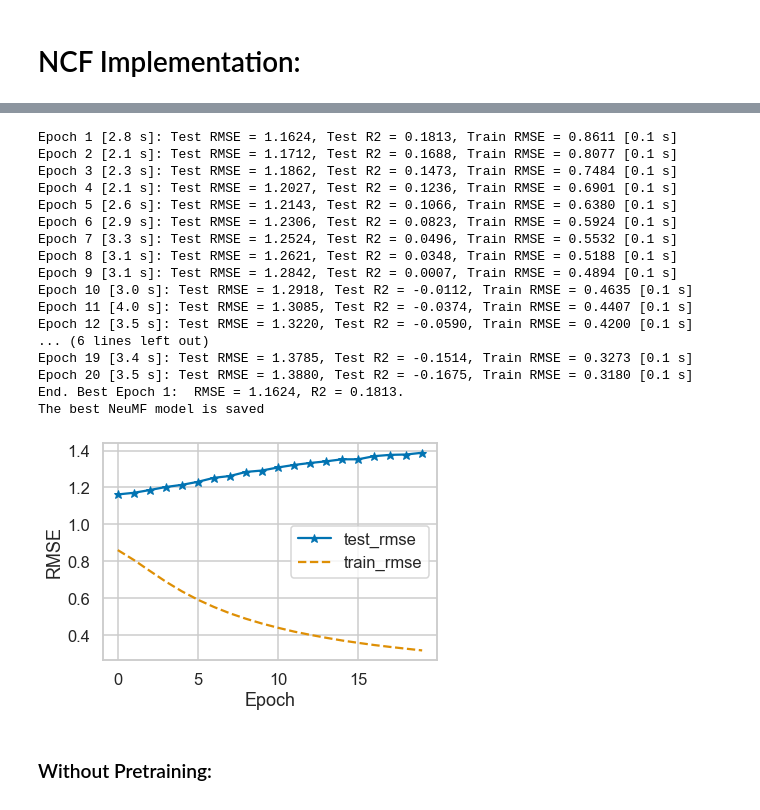
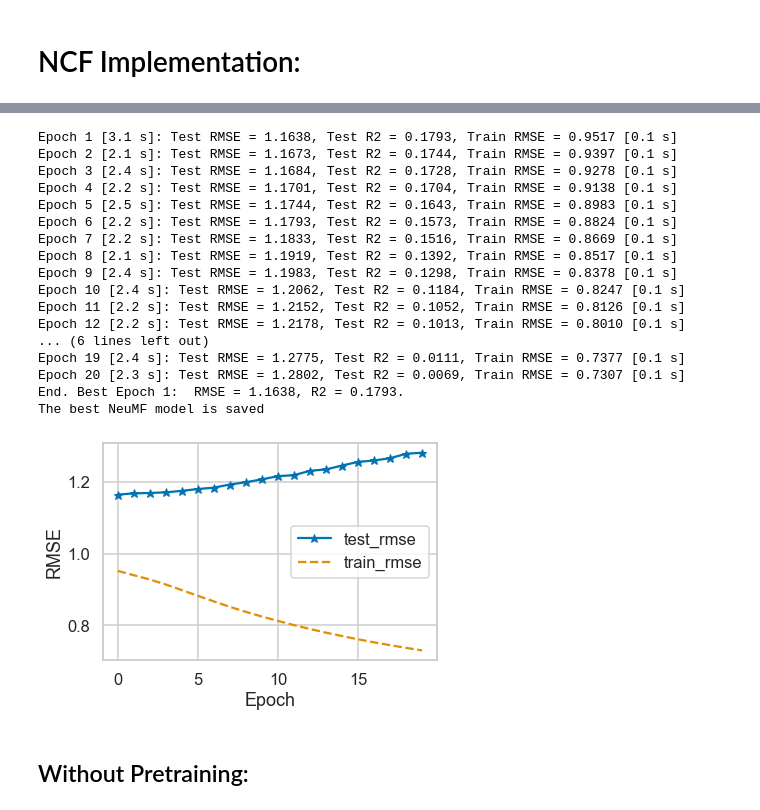
Before and after one commit to akhilesh-somani/Restaurant_Recommendation_System, a Jupyter notebook: Our_Approach.ipynb, the cells around one changed output, grey strips where cells are left out. Saved outputs shown, nothing was run; the diff lists cells and outputs as text; code cells hidden in the pictures.

```diff
--- a/Our_Approach.ipynb
+++ b/Our_Approach.ipynb
@@ -499,14 +574,14 @@ train_loss = []
 test_rmse, test_r2 = [], []
 best_mse = float('inf')
 
+# Generate training instances
+user_input, item_input, user_feature_input, item_feature_input, ratings = get_train_instances(X_train, y_train)
+
 for epoch in range(num_epochs):
     t1 = time()
 
-    # Generate training instances
-    user_input, item_input, user_feature_input, ratings = get_train_instances(X_train, y_train)
-
     # Training
-    history = model.fit([user_input, item_input, user_feature_input], # input
+    history = model.fit([user_input, item_input, user_feature_input, item_feature_input], # input
                          np.array(ratings), # labels
                          batch_size = batch_size, epochs = 1, verbose = 0)
 
@@ -568,41 +643,42 @@ def get_ncf_model(num_users, num_items, layers=[10], reg_layers=[0], reg_mf=0):
     # Input variables
     user_input = Input(shape=(1,), dtype='float32', name = 'user_input')
     item_input = Input(shape=(1,), dtype='float32', name = 'item_input')
-    user_feature_input = Input(shape = (num_of_user_features, ), dtype='float32', name = 'user_feature_input')
+    user_feature_input = Input(shape = (num_of_features, ), dtype='float32', name = 'user_feature_input')
+    item_feature_input = Input(shape = (num_of_features, ), dtype='float32', name = 'item_feature_input')
 
     # Embedding layer GMF
-    MF_Embedding_User_ID = Embedding(input_dim = num_users, output_dim = num_of_user_features, name = 'mf_embedding_user',
+    MF_Embedding_User_ID = Embedding(input_dim = num_users, output_dim = num_of_features, name = 'mf_embedding_user',
                                   embeddings_initializer = 'random_normal', embeddings_regularizer = l2(reg_mf),
                                   input_length=1)
-    MF_Embedding_Item = Embedding(input_dim = num_items, output_dim = num_of_user_features, name = 'mf_embedding_item',
+    MF_Embedding_Item_ID = Embedding(input_dim = num_items, output_dim = num_of_features, name = 'mf_embedding_item',
                                   embeddings_initializer = 'random_normal', embeddings_regularizer = l2(reg_mf),
                                   input_length=1)
 
     # Embedding layer MLP
-    MLP_Embedding_User_ID = Embedding(input_dim = num_users, output_dim = num_of_user_features, name = "mlp_embedding_user",
+    MLP_Embedding_User_ID = Embedding(input_dim = num_users, output_dim = num_of_features, name = "mlp_embedding_user",
                                    embeddings_initializer = 'random_normal', embeddings_regularizer = l2(reg_layers[0]),
                                    input_length=1)
-    MLP_Embedding_Item = Embedding(input_dim = num_items, output_dim = num_of_user_features, name = 'mlp_embedding_item',
+    MLP_Embedding_Item_ID = Embedding(input_dim = num_items, output_dim = num_of_features, name = 'mlp_embedding_item',
                                    embeddings_initializer = 'random_normal', embeddings_regularizer = l2(reg_layers[0]),
                                    input_length=1)
 
-    #output = MLP_Embedding_User(user_input)
-
     # MF part
     mf_user_latent = Flatten()(MF_Embedding_User_ID(user_input))
-    mf_item_latent = Flatten()(MF_Embedding_Item(item_input))
+    mf_item_latent = Flatten()(MF_Embedding_Item_ID(item_input))
 
-    mf_user_feature_latent = Multiply()([mf_user_latent, user_feature_input]) # Element-wise product
+    mf_user_feature_latent = Multiply()([mf_user_latent, user_feature_input]) # Element-wise product - user
+    mf_item_feature_latent = Multiply()([mf_item_latent, item_feature_input]) # Element-wise product - item
 
-    mf_vector = Multiply()([mf_user_feature_latent, mf_item_latent]) # Element-wise product of user and item embeddings
+    mf_vector = Multiply()([mf_user_feature_latent, mf_item_feature_latent]) # Element-wise product of user and item
 
     # MLP part
     mlp_user_latent = Flatten()(MLP_Embedding_User_ID(user_input))
-    mlp_item_latent = Flatten()(MLP_Embedding_Item(item_input))
+    mlp_item_latent = Flatten()(MLP_Embedding_Item_ID(item_input))
 
-    mlp_user_feature_latent = Multiply()([mlp_user_latent, user_feature_input]) # Element-wise product
+    mlp_user_feature_latent = Multiply()([mlp_user_latent, user_feature_input]) # Element-wise product - user
+    mlp_item_feature_latent = Multiply()([mlp_item_latent, item_feature_input]) # Element-wise product - item
 
-    mlp_vector = Concatenate()([mlp_user_feature_latent, mlp_item_latent]) # The 0-th layer is the concatenation of embedding layers
+    mlp_vector = Concatenate()([mlp_user_feature_latent, mlp_item_feature_latent]) # concatenation of embedding layers
 
     for idx in range(1, num_layer):
         layer = Dense(layers[idx], kernel_regularizer= l2(reg_layers[idx]), activation='relu', name="layer%d" %idx)
@@ -614,7 +690,7 @@ def get_ncf_model(num_users, num_items, layers=[10], reg_layers=[0], reg_mf=0):
     # Final prediction layer
     prediction = Dense(1, activation = 'sigmoid', kernel_initializer='lecun_uniform', name = "prediction")(predict_vector)
 
-    model = Model(inputs = [user_input, item_input, user_feature_input], outputs = prediction)
+    model = Model(inputs = [user_input, item_input, user_feature_input, item_feature_input], outputs = prediction)
 
     return model
 
@@ -687,14 +762,14 @@ train_loss, val_loss = [], []
 test_rmse, test_r2 = [], []
 best_mse = float('inf')
 
+# Generate training instances
+user_input, item_input, user_feature_input, item_feature_input, ratings = get_train_instances(X_train, y_train)
+
 for epoch in range(num_epochs):
     t1 = time()
 
-    # Generate training instances
-    user_input, item_input, user_feature_input, ratings = get_train_instances(X_train, y_train)
-
     # Training
-    history = model.fit([user_input, item_input, user_feature_input], # input
+    history = model.fit([user_input, item_input, user_feature_input, item_feature_input], # input
                          ratings, # labels
                          batch_size = batch_size, epochs = 1, verbose = 0)
 
@@ -703,51 +778,51 @@ for epoch in range(num_epochs):
     t2 = time()
 
     # Evaluation
     (mse, r2) = evaluate_model(model, X_test, y_test)
 
     test_rmse.append(np.sqrt(mse))
     test_r2.append(r2)
 
     print('Epoch %d [%.1f s]: Test RMSE = %.4f, Test R2 = %.4f, Train RMSE = %.4f [%.1f s]'
           % (epoch + 1,  t2 - t1, test_rmse[-1], test_r2[-1], train_loss[-1], time() - t2))
 
     if mse < best_mse:
         best_mse, best_r2, best_iter = mse, r2, epoch
         if out > 0:
             model.save_weights(model_out_file_ncf, overwrite=True)
 
 print("End. Best Epoch %d:  RMSE = %.4f, R2 = %.4f. " %(best_iter + 1, np.sqrt(best_mse), best_r2))
 if out > 0:
     print("The best NeuMF model is saved")
 
 
 plt.plot(test_rmse, '*-', label = 'test_rmse')
 plt.plot(train_loss, '--', label = 'train_rmse')
 plt.legend()
 plt.xlabel('Epoch')
 plt.ylabel('RMSE')
 plt.show()
 # %% [output]
-Epoch 1 [2.8 s]: Test RMSE = 1.1624, Test R2 = 0.1813, Train RMSE = 0.8611 [0.1 s]
-Epoch 2 [2.1 s]: Test RMSE = 1.1712, Test R2 = 0.1688, Train RMSE = 0.8077 [0.1 s]
-Epoch 3 [2.3 s]: Test RMSE = 1.1862, Test R2 = 0.1473, Train RMSE = 0.7484 [0.1 s]
-Epoch 4 [2.1 s]: Test RMSE = 1.2027, Test R2 = 0.1236, Train RMSE = 0.6901 [0.1 s]
-Epoch 5 [2.6 s]: Test RMSE = 1.2143, Test R2 = 0.1066, Train RMSE = 0.6380 [0.1 s]
-Epoch 6 [2.9 s]: Test RMSE = 1.2306, Test R2 = 0.0823, Train RMSE = 0.5924 [0.1 s]
-Epoch 7 [3.3 s]: Test RMSE = 1.2524, Test R2 = 0.0496, Train RMSE = 0.5532 [0.1 s]
-Epoch 8 [3.1 s]: Test RMSE = 1.2621, Test R2 = 0.0348, Train RMSE = 0.5188 [0.1 s]
-Epoch 9 [3.1 s]: Test RMSE = 1.2842, Test R2 = 0.0007, Train RMSE = 0.4894 [0.1 s]
-Epoch 10 [3.0 s]: Test RMSE = 1.2918, Test R2 = -0.0112, Train RMSE = 0.4635 [0.1 s]
-Epoch 11 [4.0 s]: Test RMSE = 1.3085, Test R2 = -0.0374, Train RMSE = 0.4407 [0.1 s]
-Epoch 12 [3.5 s]: Test RMSE = 1.3220, Test R2 = -0.0590, Train RMSE = 0.4200 [0.1 s]
+Epoch 1 [3.1 s]: Test RMSE = 1.1638, Test R2 = 0.1793, Train RMSE = 0.9517 [0.1 s]
+Epoch 2 [2.1 s]: Test RMSE = 1.1673, Test R2 = 0.1744, Train RMSE = 0.9397 [0.1 s]
+Epoch 3 [2.4 s]: Test RMSE = 1.1684, Test R2 = 0.1728, Train RMSE = 0.9278 [0.1 s]
+Epoch 4 [2.2 s]: Test RMSE = 1.1701, Test R2 = 0.1704, Train RMSE = 0.9138 [0.1 s]
+Epoch 5 [2.5 s]: Test RMSE = 1.1744, Test R2 = 0.1643, Train RMSE = 0.8983 [0.1 s]
+Epoch 6 [2.2 s]: Test RMSE = 1.1793, Test R2 = 0.1573, Train RMSE = 0.8824 [0.1 s]
+Epoch 7 [2.2 s]: Test RMSE = 1.1833, Test R2 = 0.1516, Train RMSE = 0.8669 [0.1 s]
+Epoch 8 [2.1 s]: Test RMSE = 1.1919, Test R2 = 0.1392, Train RMSE = 0.8517 [0.1 s]
+Epoch 9 [2.4 s]: Test RMSE = 1.1983, Test R2 = 0.1298, Train RMSE = 0.8378 [0.1 s]
+Epoch 10 [2.4 s]: Test RMSE = 1.2062, Test R2 = 0.1184, Train RMSE = 0.8247 [0.1 s]
+Epoch 11 [2.2 s]: Test RMSE = 1.2152, Test R2 = 0.1052, Train RMSE = 0.8126 [0.1 s]
+Epoch 12 [2.2 s]: Test RMSE = 1.2178, Test R2 = 0.1013, Train RMSE = 0.8010 [0.1 s]
 ... (6 lines left out)
-Epoch 19 [3.4 s]: Test RMSE = 1.3785, Test R2 = -0.1514, Train RMSE = 0.3273 [0.1 s]
-Epoch 20 [3.5 s]: Test RMSE = 1.3880, Test R2 = -0.1675, Train RMSE = 0.3180 [0.1 s]
-End. Best Epoch 1:  RMSE = 1.1624, R2 = 0.1813.
+Epoch 19 [2.4 s]: Test RMSE = 1.2775, Test R2 = 0.0111, Train RMSE = 0.7377 [0.1 s]
+Epoch 20 [2.3 s]: Test RMSE = 1.2802, Test R2 = 0.0069, Train RMSE = 0.7307 [0.1 s]
+End. Best Epoch 1:  RMSE = 1.1638, R2 = 0.1793.
 The best NeuMF model is saved
-[figure, old version]
+[figure, new version]
 # %% [markdown]
-### Without Pretraining:
+## Without Pretraining:
 # %%
 # Build and compile, and check initial performance
 model = get_ncf_model(num_users, num_items, layers, reg_layers, reg_mf)
```
Also changed, not shown: parts of 26 cells of this notebook.
